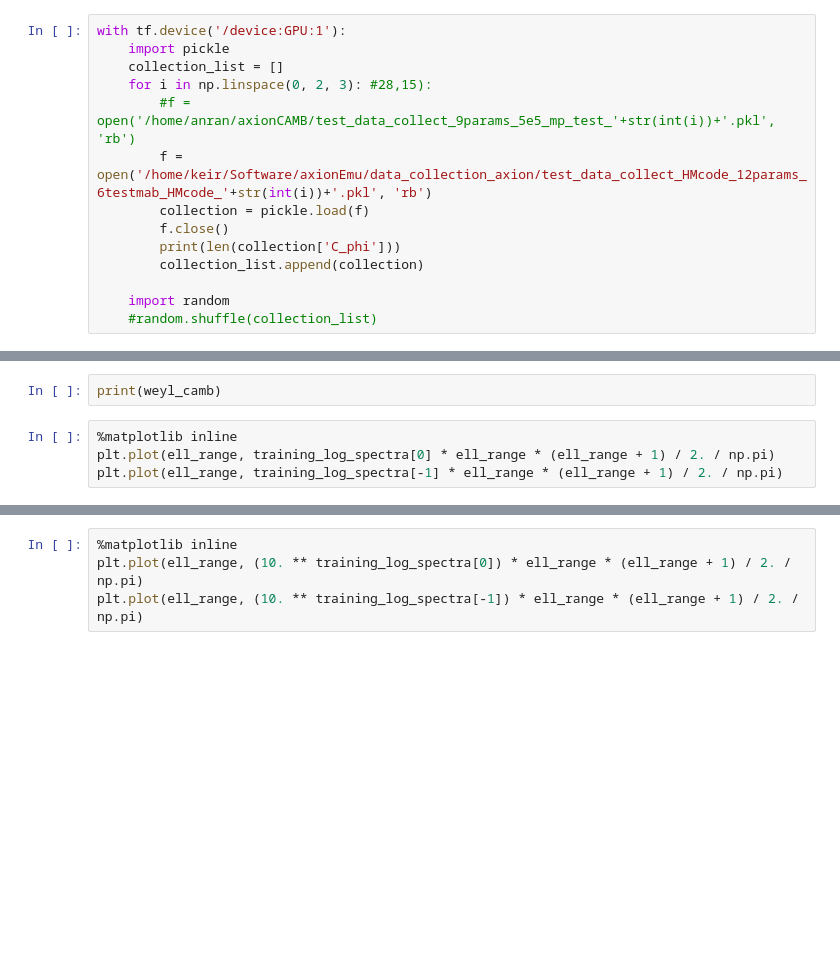
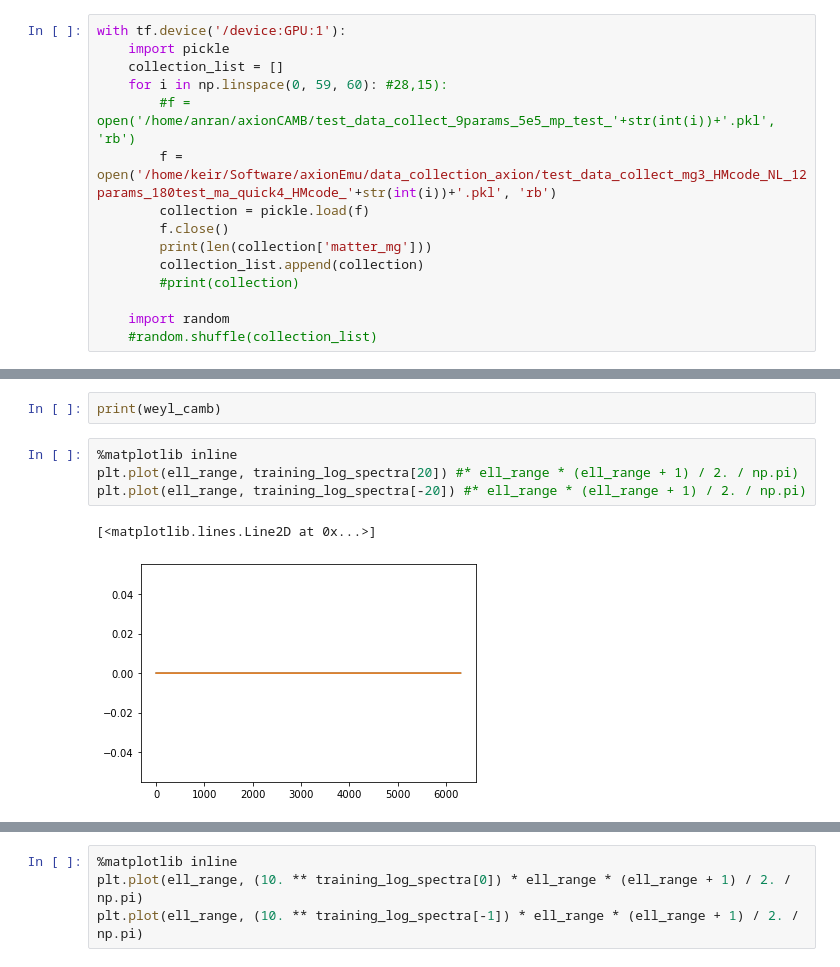
Before and after one commit to keirkwame/axionEmu, a Jupyter notebook: emulator_NN_phiphi_training.ipynb, the cells around one changed output, grey strips where cells are left out. Cells and saved outputs as stored; diff of their text form; blank space fills up the shorter version.

```diff
--- a/emulator_NN_phiphi_training.ipynb
+++ b/emulator_NN_phiphi_training.ipynb
@@ -33,13 +33,14 @@ np.linspace(0,28,15)
 with tf.device('/device:GPU:1'):
     import pickle
     collection_list = []
-    for i in np.linspace(0, 2, 3): #28,15):
+    for i in np.linspace(0, 59, 60): #28,15):
         #f = open('/home/anran/axionCAMB/test_data_collect_9params_5e5_mp_test_'+str(int(i))+'.pkl', 'rb')
-        f = open('/home/keir/Software/axionEmu/data_collection_axion/test_data_collect_HMcode_12params_6testmab_HMcode_'+str(int(i))+'.pkl', 'rb')
+        f = open('/home/keir/Software/axionEmu/data_collection_axion/test_data_collect_mg3_HMcode_NL_12params_180test_ma_quick4_HMcode_'+str(int(i))+'.pkl', 'rb')
         collection = pickle.load(f)
         f.close()
-        print(len(collection['C_phi']))
+        print(len(collection['matter_mg']))
         collection_list.append(collection)
+        #print(collection)
 
     import random
     #random.shuffle(collection_list)
@@ -197,5 +242,8 @@ Text(0, 0.5, 'Weyl transfer function [z = 0]')
 print(weyl_camb)
 # %%
 %matplotlib inline
-plt.plot(ell_range, training_log_spectra[0] * ell_range * (ell_range + 1) / 2. / np.pi)
-plt.plot(ell_range, training_log_spectra[-1] * ell_range * (ell_range + 1) / 2. / np.pi)
+plt.plot(ell_range, training_log_spectra[20]) #* ell_range * (ell_range + 1) / 2. / np.pi)
+plt.plot(ell_range, training_log_spectra[-20]) #* ell_range * (ell_range + 1) / 2. / np.pi)
+# %% [output]
+[<matplotlib.lines.Line2D at 0x...>]
+[figure, added]
```
Also changed, not shown: parts of 15 cells of this notebook, 1 other file.
